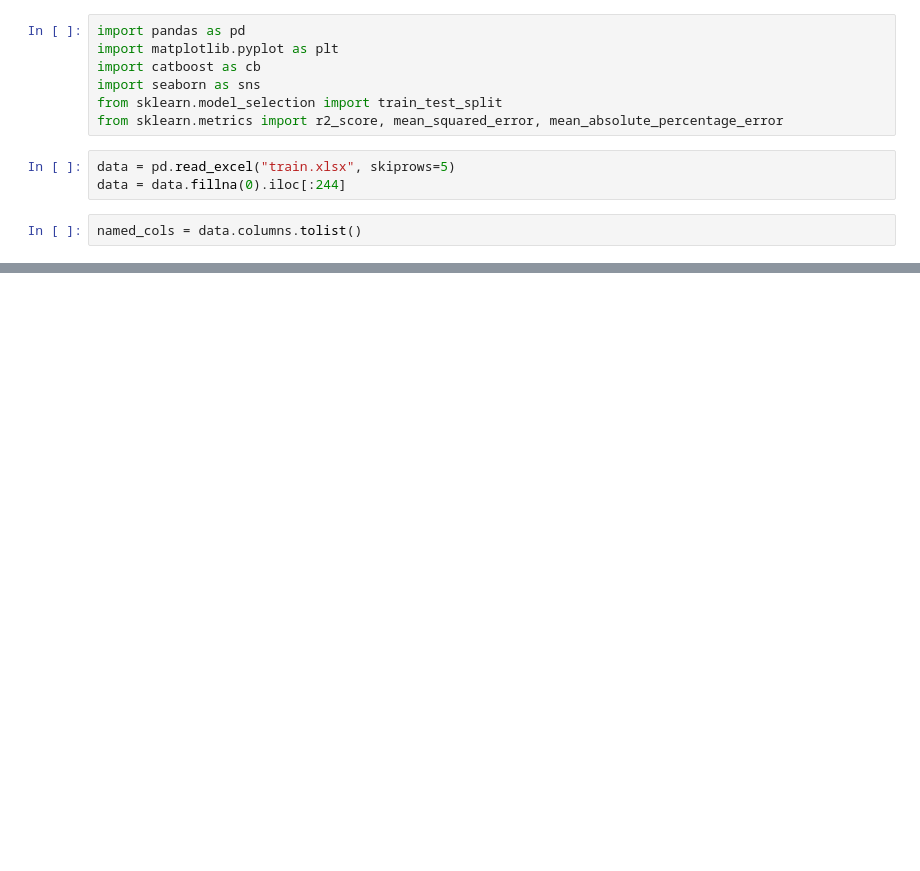
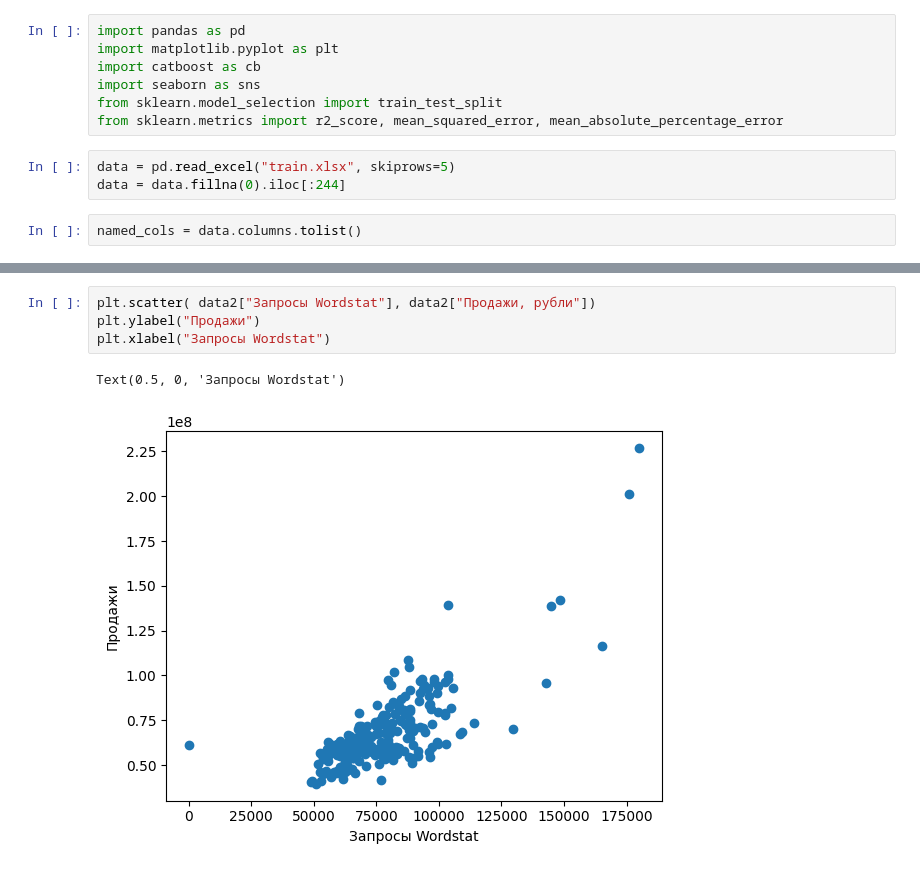
Before and after one commit to Schmidtid/Sales-modeling, a Jupyter notebook: analysis.ipynb, the cells around one changed output, grey strips where cells are left out. Saved outputs shown, nothing was run; the diff lists cells and outputs as text; blank space fills up the shorter version.

```diff
--- a/analysis.ipynb
+++ b/analysis.ipynb
@@ -118,0 +57,7 @@ print(mean_absolute_percentage_error(test_y, preds))
+# %%
+plt.scatter( data2["Запросы Wordstat"], data2["Продажи, рубли"])
+plt.ylabel("Продажи")
+plt.xlabel("Запросы Wordstat")
+# %% [output]
+Text(0.5, 0, 'Запросы Wordstat')
+[figure, added]
```
Also changed, not shown: parts of 18 cells of this notebook.
